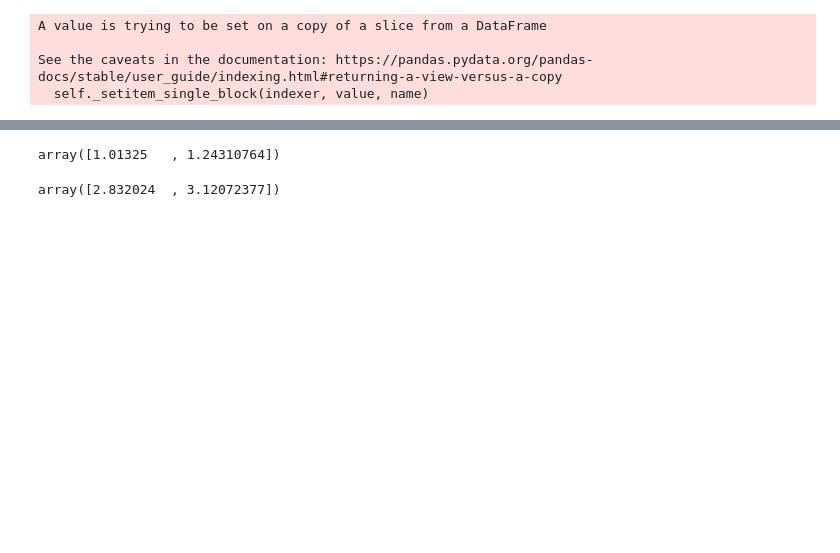
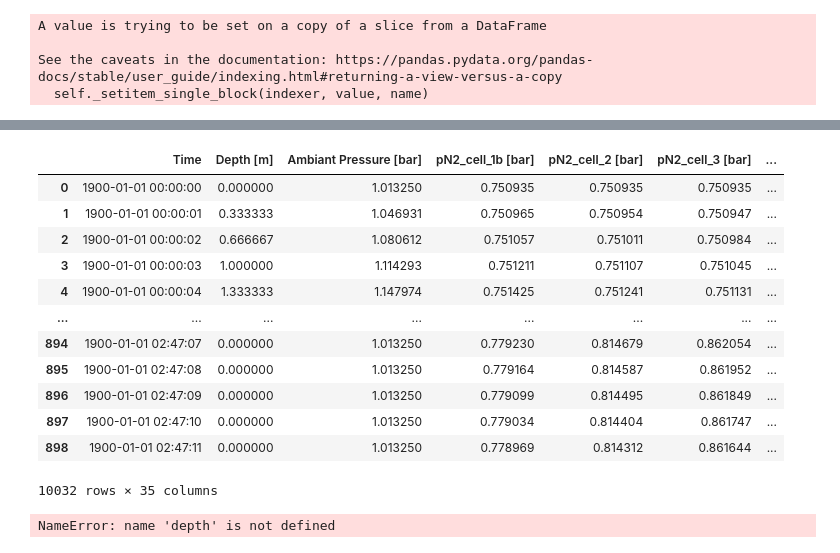
Before and after one commit to BenoitPierson/Deco, a Jupyter notebook: Deco planner V2.ipynb, the cells around one changed output, grey strips where cells are left out. Cells and saved outputs as stored; diff of their text form; code cells hidden in the pictures; blank space fills up the shorter version.

```diff
--- a/Deco planner V2.ipynb
+++ b/Deco planner V2.ipynb
@@ -412,8 +379,22 @@ plt.savefig("deco_profile.pdf")
 # %%
-GF_x1
+df2
 # %% [output]
+|  | Time | Depth [m] | Ambiant Pressure [bar] | pN2_cell_1b [bar] | pN2_cell_2 [bar] | pN2_cell_3 [bar] | ... |
+| 0 | 1900-01-01 00:00:00 | 0.000000 | 1.013250 | 0.750935 | 0.750935 | 0.750935 | ... |
+| 1 | 1900-01-01 00:00:01 | 0.333333 | 1.046931 | 0.750965 | 0.750954 | 0.750947 | ... |
+| 2 | 1900-01-01 00:00:02 | 0.666667 | 1.080612 | 0.751057 | 0.751011 | 0.750984 | ... |
+| 3 | 1900-01-01 00:00:03 | 1.000000 | 1.114293 | 0.751211 | 0.751107 | 0.751045 | ... |
+| 4 | 1900-01-01 00:00:04 | 1.333333 | 1.147974 | 0.751425 | 0.751241 | 0.751131 | ... |
+| ... | ... | ... | ... | ... | ... | ... | ... |
+| 894 | 1900-01-01 02:47:07 | 0.000000 | 1.013250 | 0.779230 | 0.814679 | 0.862054 | ... |
+| 895 | 1900-01-01 02:47:08 | 0.000000 | 1.013250 | 0.779164 | 0.814587 | 0.861952 | ... |
+| 896 | 1900-01-01 02:47:09 | 0.000000 | 1.013250 | 0.779099 | 0.814495 | 0.861849 | ... |
+| 897 | 1900-01-01 02:47:10 | 0.000000 | 1.013250 | 0.779034 | 0.814404 | 0.861747 | ... |
+| 898 | 1900-01-01 02:47:11 | 0.000000 | 1.013250 | 0.778969 | 0.814312 | 0.861644 | ... |
-array([1.01325   , 1.24310764])
+10032 rows × 35 columns
 # %%
-GF_x2
+aa = df2["Depth [m]"].apply(lambda x : GF_high - ((GF_high - GF_low) * x / first_deco_stop)).tolist()
-# %% [output]
-array([2.832024  , 3.12072377])
+# %%
+interpolate_max_GF_at_depth(depth, first_deco_depth, GF_low, GF_high)
+# %% [output]
+NameError: name 'depth' is not defined
```
Also changed, not shown: parts of 21 cells of this notebook.
